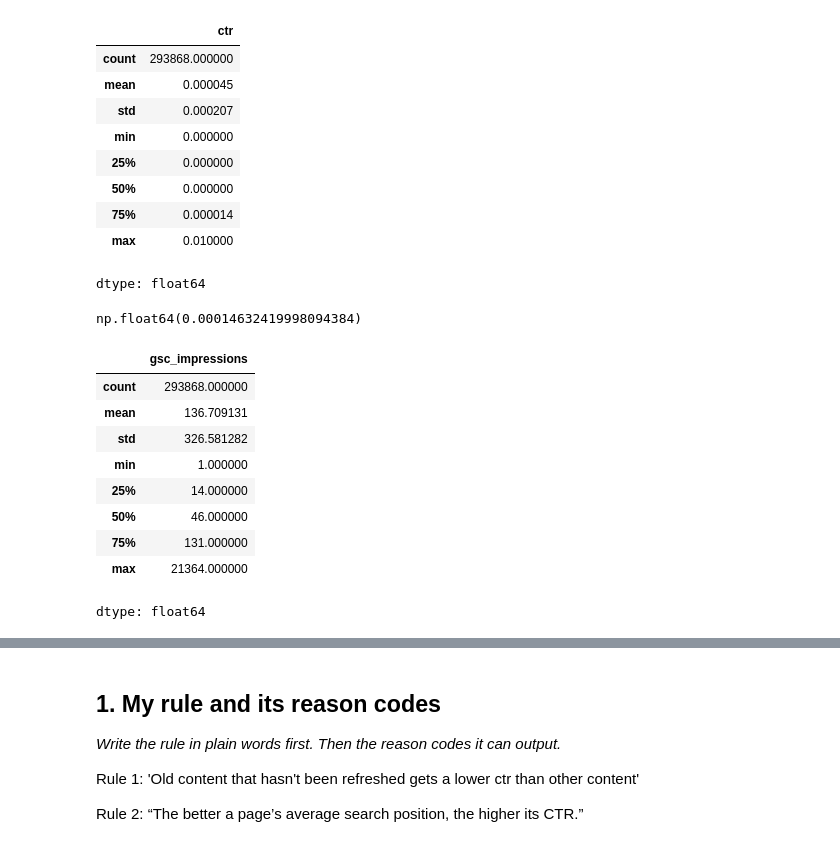
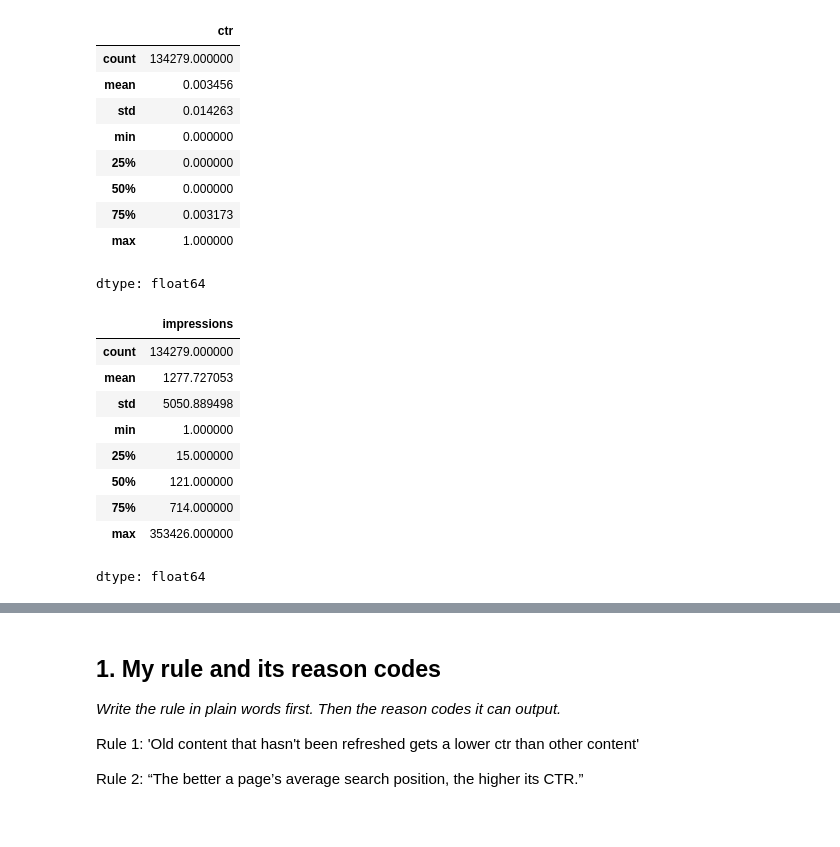
Before and after one commit to adeleke1508/flyrank_week_one_ml_project_1, a Jupyter notebook: work/notebooks/w04_baseline_score.ipynb, the cells around one changed output, grey strips where cells are left out. Saved outputs shown, nothing was run; the diff lists cells and outputs as text; code cells hidden in the pictures.

```diff
--- a/work/notebooks/w04_baseline_score.ipynb
+++ b/work/notebooks/w04_baseline_score.ipynb
@@ -17,6 +17,6 @@ Drive already mounted at /content/drive; to attempt to forcibly remount, call dr
 import pandas as pd
 import numpy as np
 # %%
-df = pd.read_csv('/content/drive/MyDrive/dim_content_and_fact_daily_performance_month_2026_05_cleaned.csv')
+df = pd.read_csv('/content/drive/MyDrive/merged_and_cleaned_dim_content_and_fact_content_daily_performance_month_2026_05.csv')
 df.head(n=10)
 # %% [output]
@@ -54,4 +46 @@ Index(['client_hash_id_x', 'content_hash_id', 'keyword_hash_id', 'url_hash_id',
       dtype='object')
-# %%
-date_cols = [col for col in df.columns if 'date' in col.lower()]
-df[date_cols] = df[date_cols].apply(pd.to_datetime,errors='coerce')
@@ -135,29 +95,25 @@ df.head()
 df['ctr'].describe()
 # %% [output]
 |  | ctr |
-| count | 293868.000000 |
-| mean | 0.000045 |
-| std | 0.000207 |
+| count | 134279.000000 |
+| mean | 0.003456 |
+| std | 0.014263 |
 | min | 0.000000 |
 | 25% | 0.000000 |
 | 50% | 0.000000 |
-| 75% | 0.000014 |
-| max | 0.010000 |
+| 75% | 0.003173 |
+| max | 1.000000 |
 dtype: float64
-# %%
-(df['ctr'] ==0.01).mean()
-# %% [output]
-np.float64(0.00014632419998094384)
 # %%
-df['gsc_impressions'].describe()
+df['impressions'].describe()
 # %% [output]
-|  | gsc_impressions |
-| count | 293868.000000 |
-| mean | 136.709131 |
-| std | 326.581282 |
+|  | impressions |
+| count | 134279.000000 |
+| mean | 1277.727053 |
+| std | 5050.889498 |
 | min | 1.000000 |
-| 25% | 14.000000 |
-| 50% | 46.000000 |
-| 75% | 131.000000 |
-| max | 21364.000000 |
+| 25% | 15.000000 |
+| 50% | 121.000000 |
+| 75% | 714.000000 |
+| max | 353426.000000 |
 dtype: float64
```
Also changed, not shown: parts of 25 cells of this notebook.
